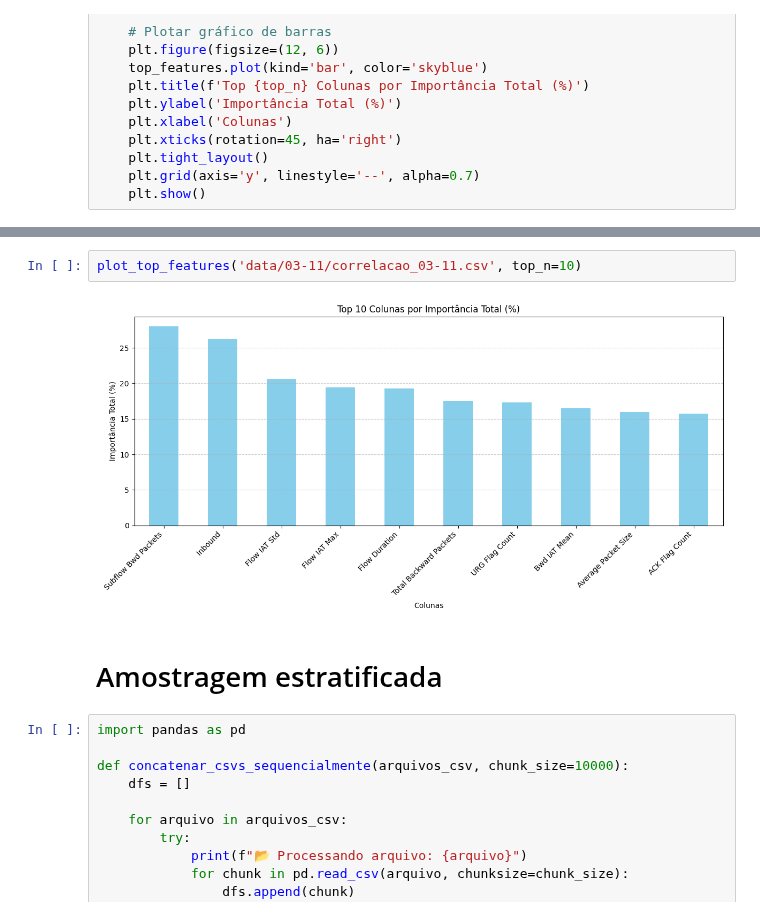
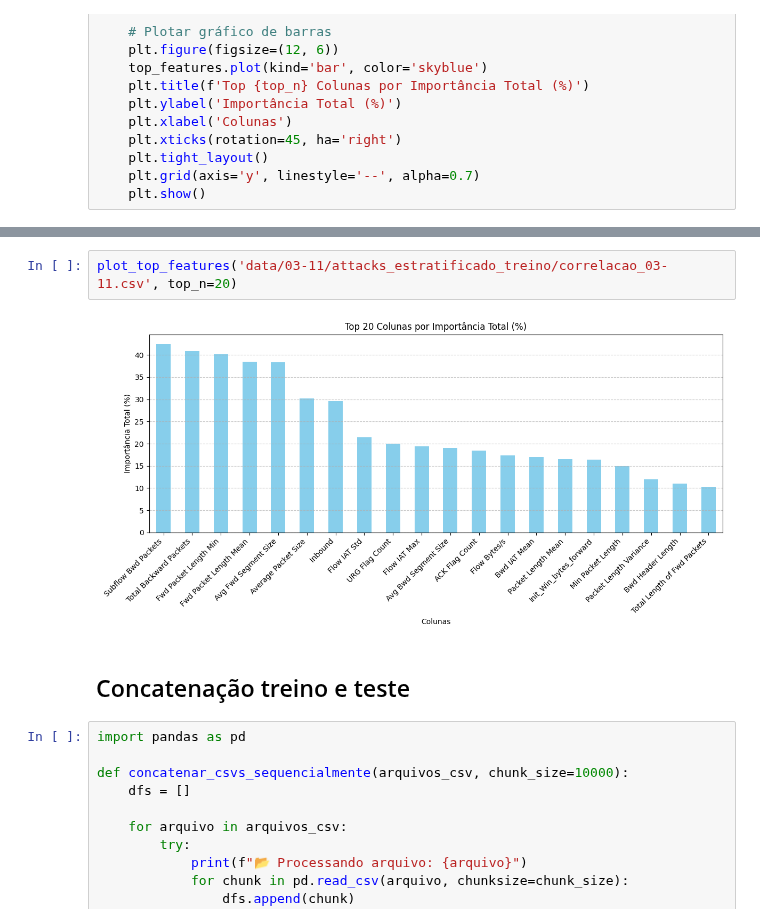
Before and after one commit to iRocktys/anomalyDetection, a Jupyter notebook: model.ipynb, the cells around one changed output, grey strips where cells are left out. Cells and saved outputs as stored; diff of their text form.

```diff
--- a/model.ipynb
+++ b/model.ipynb
@@ -776,9 +694,9 @@ plot_top_features('data/01-12/correlacao_01-12.csv', top_n=10)
 # %%
-plot_top_features('data/03-11/correlacao_03-11.csv', top_n=10)
+plot_top_features('data/03-11/attacks_estratificado_treino/correlacao_03-11.csv', top_n=20)
 # %% [output]
-[figure, old version]
+[figure, new version]
-# %% [markdown]
-# Amostragem estratificada
+# %% [markdown]
+## Concatenação treino e teste
 # %%
 import pandas as pd
 
```
Also changed, not shown: parts of 24 cells of this notebook.
